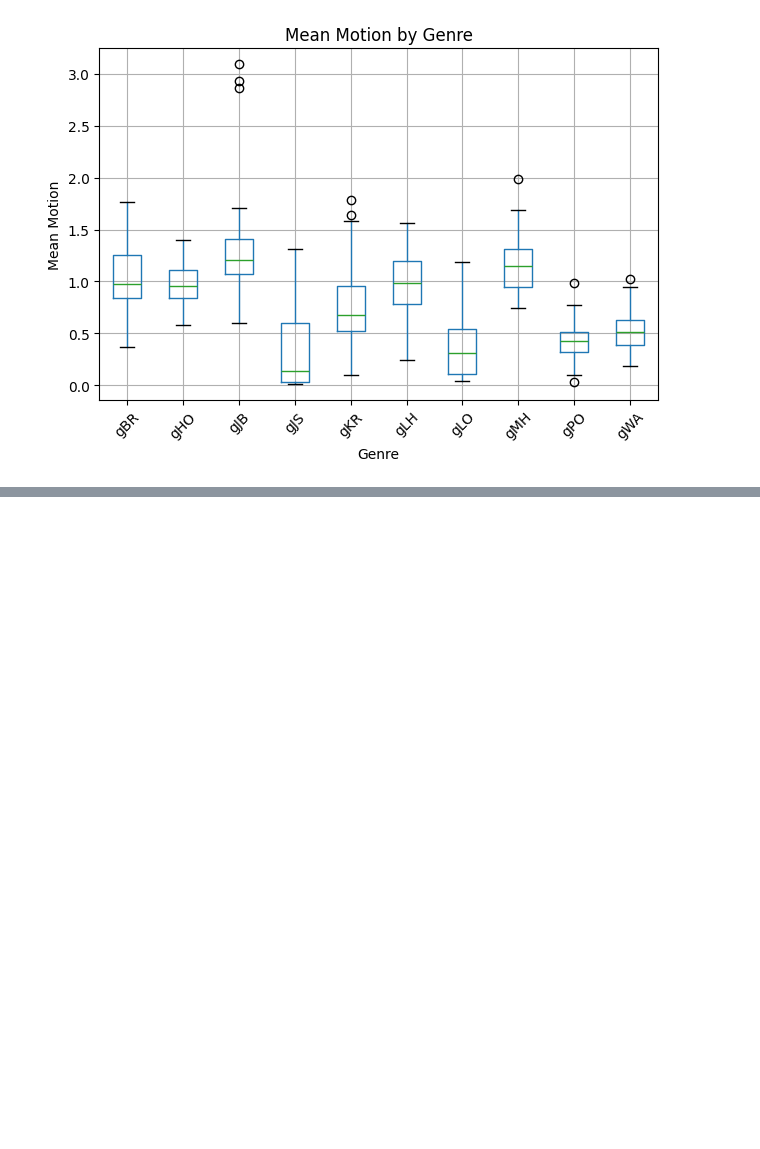
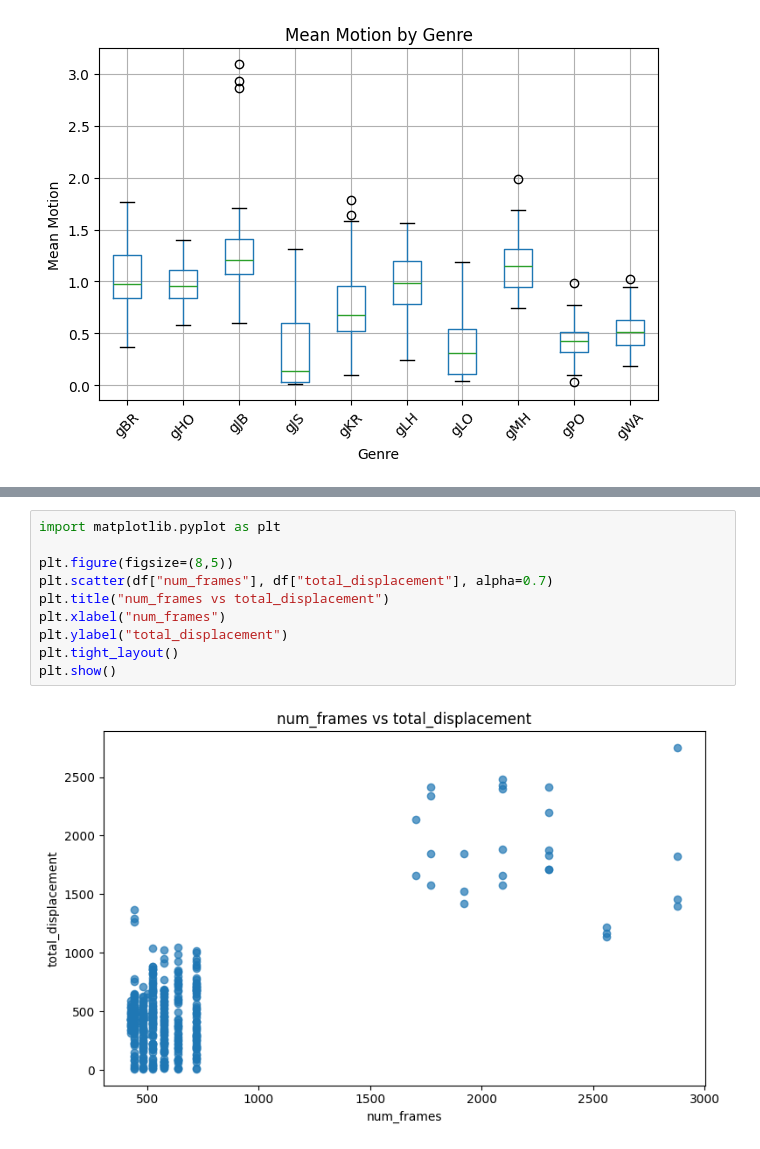
Before and after one commit to siirlevent/dsa210-project, a Jupyter notebook: eda_hypothesis_tests.ipynb, the cells around one changed output, grey strips where cells are left out. Saved outputs shown, nothing was run; the diff lists cells and outputs as text; blank space fills up the shorter version.

```diff
--- a/eda_hypothesis_tests.ipynb
+++ b/eda_hypothesis_tests.ipynb
@@ -226,0 +261,12 @@ plt.show()
+# %%
+import matplotlib.pyplot as plt
+
+plt.figure(figsize=(8,5))
+plt.scatter(df["num_frames"], df["total_displacement"], alpha=0.7)
+plt.title("num_frames vs total_displacement")
+plt.xlabel("num_frames")
+plt.ylabel("total_displacement")
+plt.tight_layout()
+plt.show()
+# %% [output]
+[figure, added]
```
Also changed, not shown: parts of 15 cells of this notebook.
